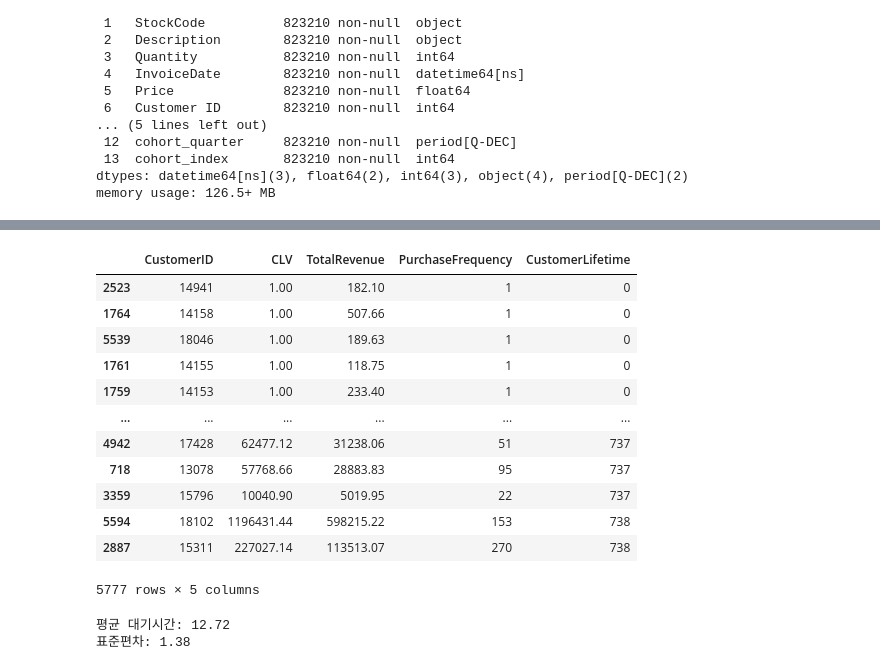
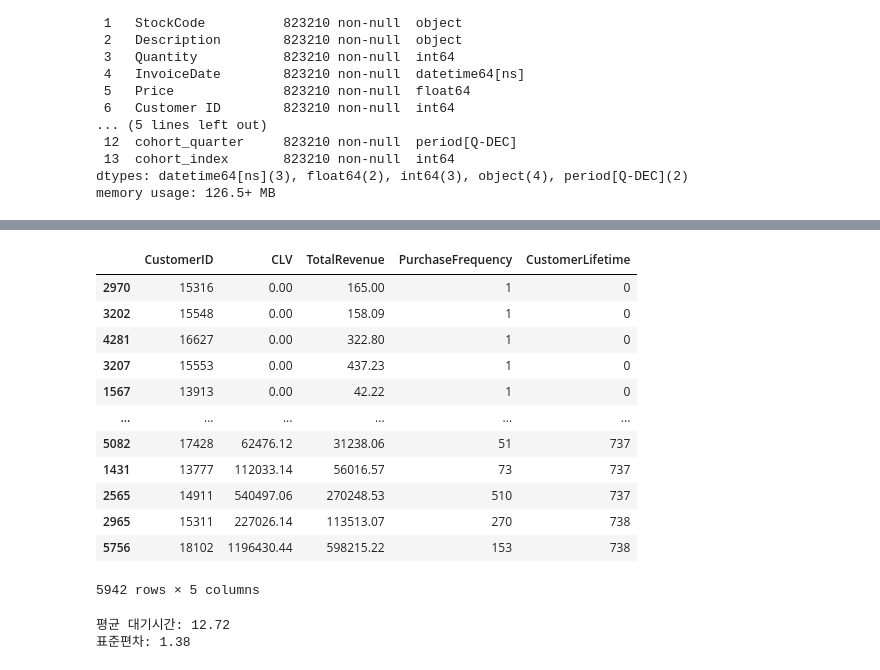
Before and after one commit to nazirite96/dasi4, a Jupyter notebook: stat_MQ_박기웅_1.ipynb, the cells around one changed output, grey strips where cells are left out. Drawn from its saved outputs; the diff is of its cells as text; code cells hidden in the pictures.

```diff
--- a/stat_MQ_박기웅_1.ipynb
+++ b/stat_MQ_박기웅_1.ipynb
@@ -616,3 +674,8 @@ heatmap = sns.heatmap(
 )
 # %% [output]
 [figure]
+# %%
+retail = retail[retail['InvoiceDate'] >= '2010-01-01']
+
+retail['YearMonth'] =retail['InvoiceDate'].dt.to_period('M')
+retail["cohort_month"] = retail.groupby('Customer ID')['YearMonth'].transform("min")
@@ -618,0 +707,11 @@ heatmap = sns.heatmap(
+# %%
+retail['YearMonth_quarter'] =retail['YearMonth'].dt.to_period('Q')
+retail['cohort_quarter'] = retail['cohort_month'].dt.to_period('Q')
+
+
+retail['QuarterDiff'] =  retail['YearMonth_quarter'].apply(lambda x: x.ordinal) -retail['cohort_quarter'].apply(lambda x: x.ordinal)
+
+retail =retail.rename({'QuarterDiff':'cohort_index'},axis=1)
+
+
+retail
@@ -722,56 +896,50 @@ memory usage: 126.5+ MB
 
 # # 고객별 분석을 위한 데이터 준비
 # customer_data = df.groupby('CustomerID').agg({
 #     'InvoiceNo': 'nunique',        # 구매 횟수
 #     'TotalPrice': 'sum',           # 총 지출 금액
 #     'InvoiceDate': ['min', 'max']  # 첫 구매일과 마지막 구매일
 # }).reset_index()
 
-customer_data = retail_acti.groupby('Customer ID').agg({
+
+
+customer_data = retail.groupby('Customer ID').agg({
     'Invoice': 'nunique',        # 구매 횟수
     'Total': 'sum',           # 총 지출 금액
     'InvoiceDate': ['min', 'max']  # 첫 구매일과 마지막 구매일
 }).reset_index()
 
 customer_data
 
 
 
 
 
 customer_data.columns = ['CustomerID', 'PurchaseFrequency', 'TotalRevenue', 'FirstPurchaseDate', 'LastPurchaseDate']
 
 # # Customer Lifetime (일 단위)
 customer_data['CustomerLifetime'] = (customer_data['LastPurchaseDate'] - customer_data['FirstPurchaseDate']).dt.days
 
 # # 구매
 customer_data['AverageOrderValue'] = customer_data['TotalRevenue'] / customer_data['PurchaseFrequency']
 
-# # CLV 계산
-customer_data['CLV'] = (customer_data['AverageOrderValue'] * customer_data['PurchaseFrequency'] * ((customer_data['CustomerLifetime'] / 365)).astype(int) + 1)
+# # CLV 계산 Invoce Date의 최대 최소를 빼준 뒤 1을 더해주기
+customer_data['CLV'] = (customer_data['AverageOrderValue'] * customer_data['PurchaseFrequency'] * (((customer_data['CustomerLifetime']+1) / 365)).astype(int) )
 customer_data[['CustomerID','CLV', 'TotalRevenue','PurchaseFrequency', 'CustomerLifetime']].sort_values(by='CustomerLifetime')
-
-# # CLV 상위 10명의 고객 출
-# print("CLV 상위 10명의 고객")
-# print(customer_data[['CustomerID', 'CLV']].sort_values(by='CLV', ascending=False).head(10))
-
-# # 전체 평균 CLV 계산
-# average_clv = customer_data['CLV'].mean()
-# print(f"\n전체 고객의 평균 CLV: {average_clv:.2f}")
 # %% [output]
 |  | CustomerID | CLV | TotalRevenue | PurchaseFrequency | CustomerLifetime |
-| 2523 | 14941 | 1.00 | 182.10 | 1 | 0 |
-| 1764 | 14158 | 1.00 | 507.66 | 1 | 0 |
-| 5539 | 18046 | 1.00 | 189.63 | 1 | 0 |
-| 1761 | 14155 | 1.00 | 118.75 | 1 | 0 |
-| 1759 | 14153 | 1.00 | 233.40 | 1 | 0 |
+| 2970 | 15316 | 0.00 | 165.00 | 1 | 0 |
+| 3202 | 15548 | 0.00 | 158.09 | 1 | 0 |
+| 4281 | 16627 | 0.00 | 322.80 | 1 | 0 |
+| 3207 | 15553 | 0.00 | 437.23 | 1 | 0 |
+| 1567 | 13913 | 0.00 | 42.22 | 1 | 0 |
 | ... | ... | ... | ... | ... | ... |
-| 4942 | 17428 | 62477.12 | 31238.06 | 51 | 737 |
-| 718 | 13078 | 57768.66 | 28883.83 | 95 | 737 |
-| 3359 | 15796 | 10040.90 | 5019.95 | 22 | 737 |
-| 5594 | 18102 | 1196431.44 | 598215.22 | 153 | 738 |
-| 2887 | 15311 | 227027.14 | 113513.07 | 270 | 738 |
+| 5082 | 17428 | 62476.12 | 31238.06 | 51 | 737 |
+| 1431 | 13777 | 112033.14 | 56016.57 | 73 | 737 |
+| 2565 | 14911 | 540497.06 | 270248.53 | 510 | 737 |
+| 2965 | 15311 | 227026.14 | 113513.07 | 270 | 738 |
+| 5756 | 18102 | 1196430.44 | 598215.22 | 153 | 738 |
-5777 rows × 5 columns
+5942 rows × 5 columns
 # %%
 from scipy.stats import *
 import numpy as np
```
Also changed, not shown: parts of 25 cells of this notebook.
